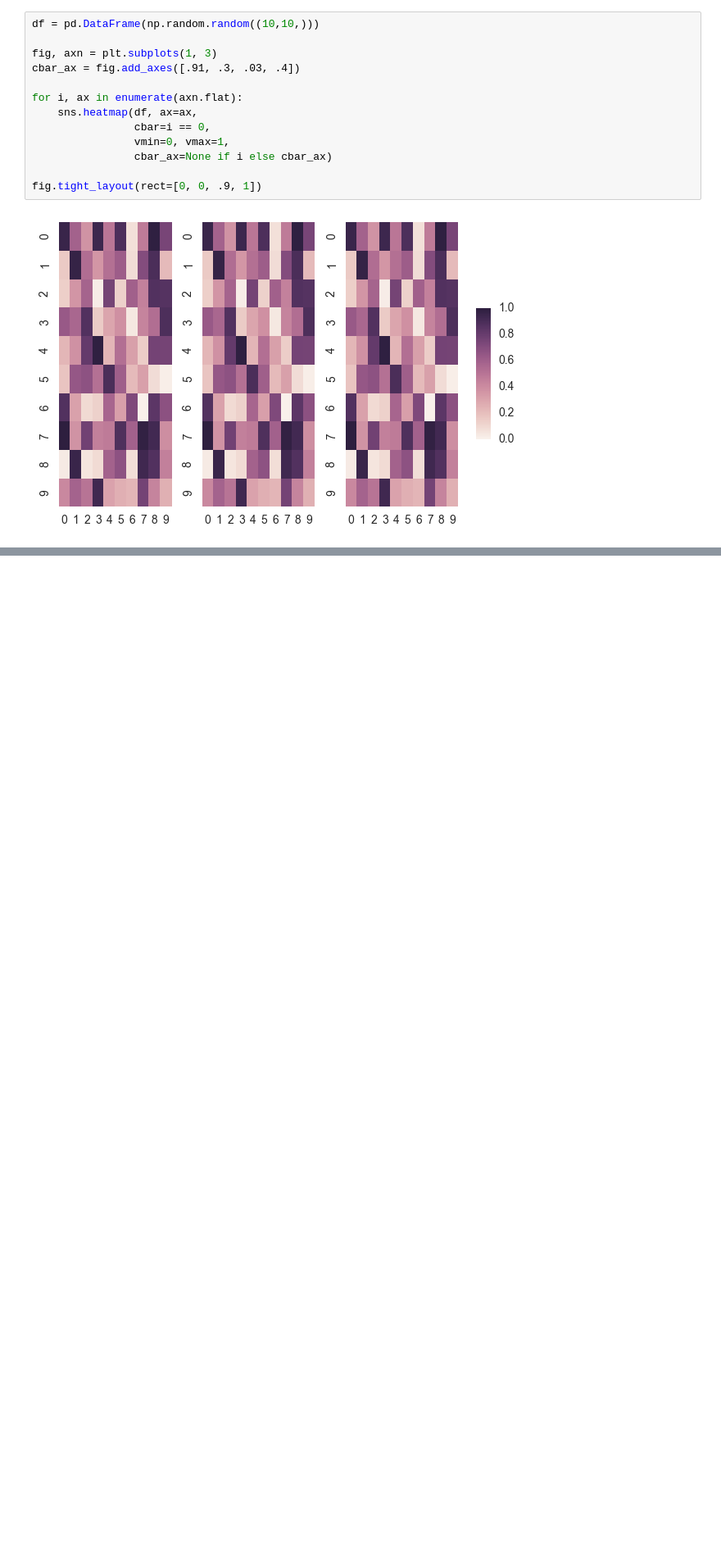
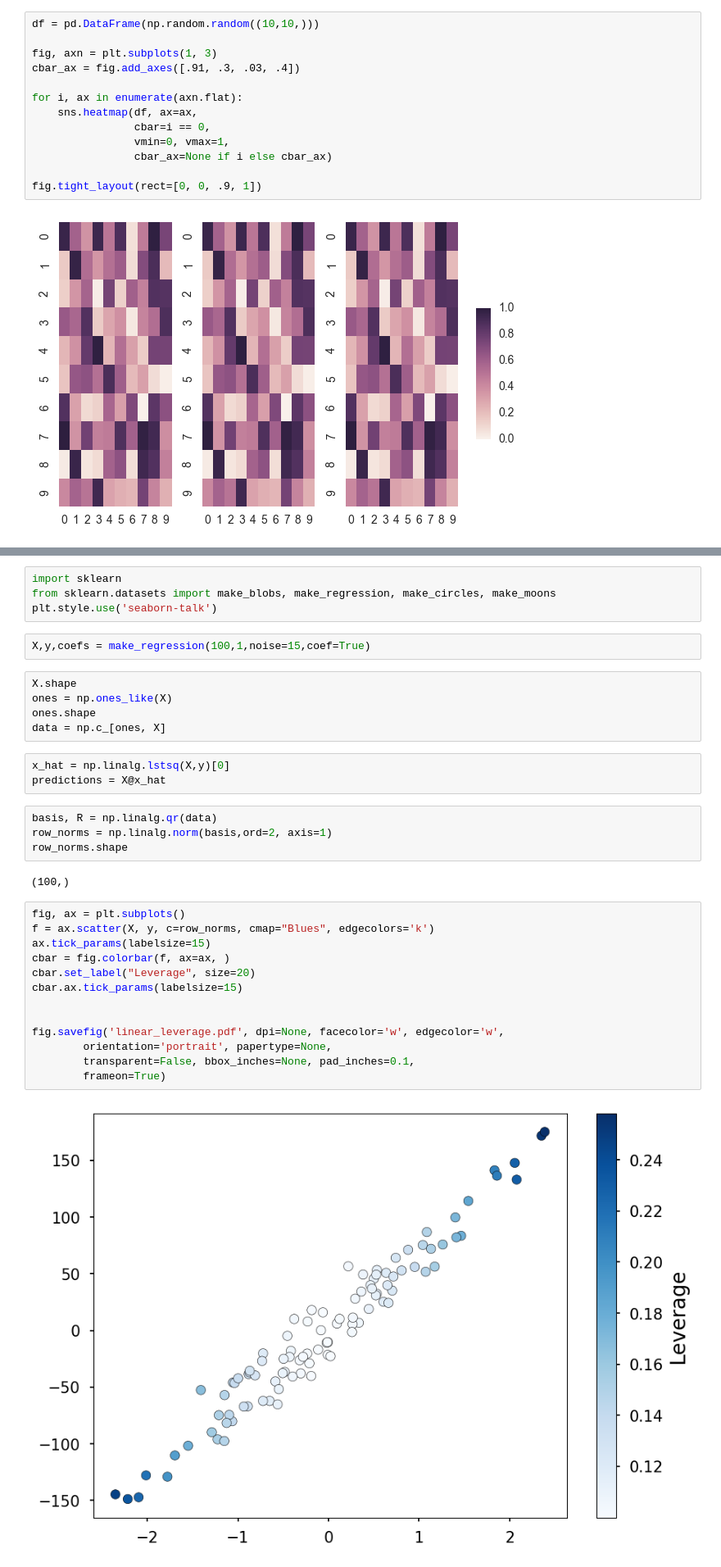
Before and after one commit to c-dickens/phd-work, a Jupyter notebook: visualisations/high-local-leverage-rows.ipynb, the cells around one changed output, grey strips where cells are left out. Shown: that part at 82% size. Drawn from its saved outputs; the diff is of its cells as text; blank space fills up the shorter version.

Commit message:
added leverage visualisations

```diff
--- a/visualisations/high-local-leverage-rows.ipynb
+++ b/visualisations/high-local-leverage-rows.ipynb
@@ -351,0 +144,35 @@ fig.tight_layout(rect=[0, 0, .9, 1])
+# %%
+import sklearn
+from sklearn.datasets import make_blobs, make_regression, make_circles, make_moons
+plt.style.use('seaborn-talk')
+# %%
+X,y,coefs = make_regression(100,1,noise=15,coef=True)
+# %%
+X.shape
+ones = np.ones_like(X)
+ones.shape
+data = np.c_[ones, X]
+# %%
+x_hat = np.linalg.lstsq(X,y)[0]
+predictions = X@x_hat
+# %%
+basis, R = np.linalg.qr(data)
+row_norms = np.linalg.norm(basis,ord=2, axis=1)
+row_norms.shape
+# %% [output]
+(100,)
+# %%
+fig, ax = plt.subplots()
+f = ax.scatter(X, y, c=row_norms, cmap="Blues", edgecolors='k')
+ax.tick_params(labelsize=15)
+cbar = fig.colorbar(f, ax=ax, )
+cbar.set_label("Leverage", size=20)
+cbar.ax.tick_params(labelsize=15)
+
+
+fig.savefig('linear_leverage.pdf', dpi=None, facecolor='w', edgecolor='w',
+        orientation='portrait', papertype=None,
+        transparent=False, bbox_inches=None, pad_inches=0.1,
+        frameon=True)
+# %% [output]
+[figure, added]
```
Also changed, not shown: parts of 27 cells of this notebook.
